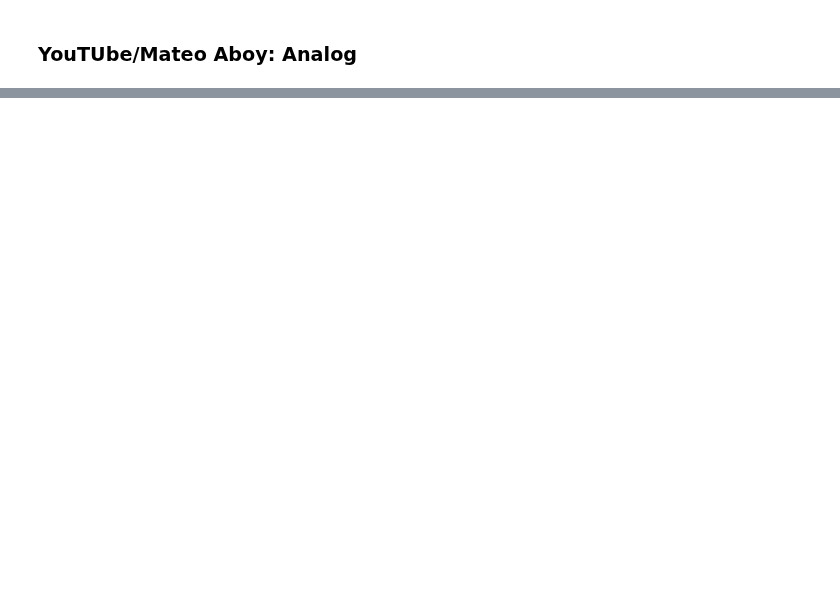
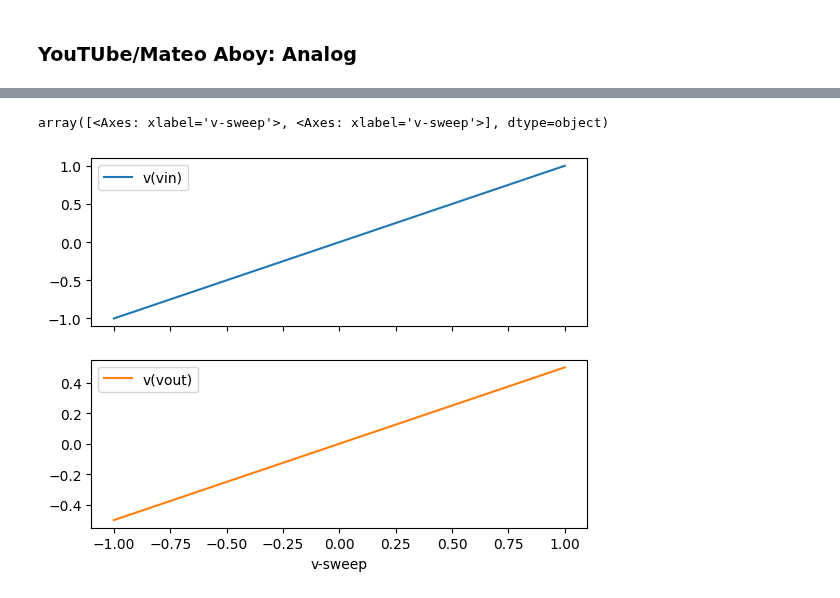
Before and after one commit to venkataratnamb20/quicksilicon, a Jupyter notebook: notebooks/vlsi/ltspice/ltspice_guide.ipynb, the cells around one changed output, grey strips where cells are left out. Cells and saved outputs as stored; diff of their text form; code cells hidden in the pictures; blank space fills up the shorter version.

```diff
--- a/notebooks/vlsi/ltspice/ltspice_guide.ipynb
+++ b/notebooks/vlsi/ltspice/ltspice_guide.ipynb
@@ -641,0 +751,31 @@ ltspice_analog_card.servable()
+# %%
+import os
+
+import pandas as pd
+
+from enum import Enum
+
+class AnalysisIndex(Enum):
+    DC = 'v-sweep'
+    AC = 'frequency'
+    TRAN = 'time'
+
+# def read_data_dc(filename: os.PathLike, analysis: str = 'tran'):
+#     result = pd.read_csv(filename, sep='\s+', skip_blank_lines=True)
+#     if analysis == 'tran':
+#         result.set_index("time", inplace=True)
+#     elif analysis == 'ac':
+#         result.set_index("f", inplace=True)
+#     else:
+#         result.set_index("v-sweep", inplace=True)
+#     return result
+
+def read_data(filename: os.PathLike, analysis: str = 'tran'):
+    result = pd.read_csv(filename, sep='\s+', skip_blank_lines=True)
+    # get index col name from Enum
+    index_col = AnalysisIndex.__members__[analysis.upper()].value
+    # index_col = AnalysisIndex.__members__.get(analysis.upper(), AnalysisIndex.DC).value
+    result.set_index(index_col, inplace=True)
+    return result
+result = read_data("simout.csv", analysis='dc')
+result.head()
@@ -641,0 +790,5 @@ ltspice_analog_card.servable()
+# %%
+result.plot(subplots=True)
+# %% [output]
+array([<Axes: xlabel='v-sweep'>, <Axes: xlabel='v-sweep'>], dtype=object)
+[figure, added]
```
Also changed, not shown: parts of 14 cells of this notebook.
